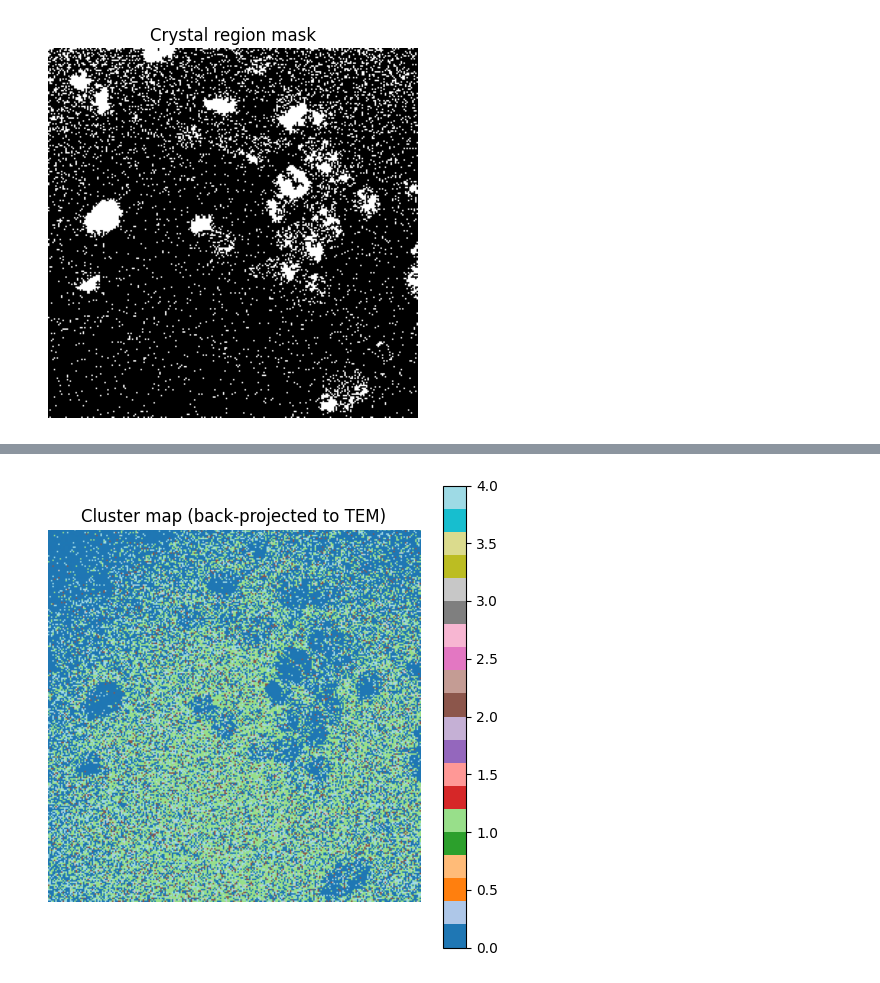
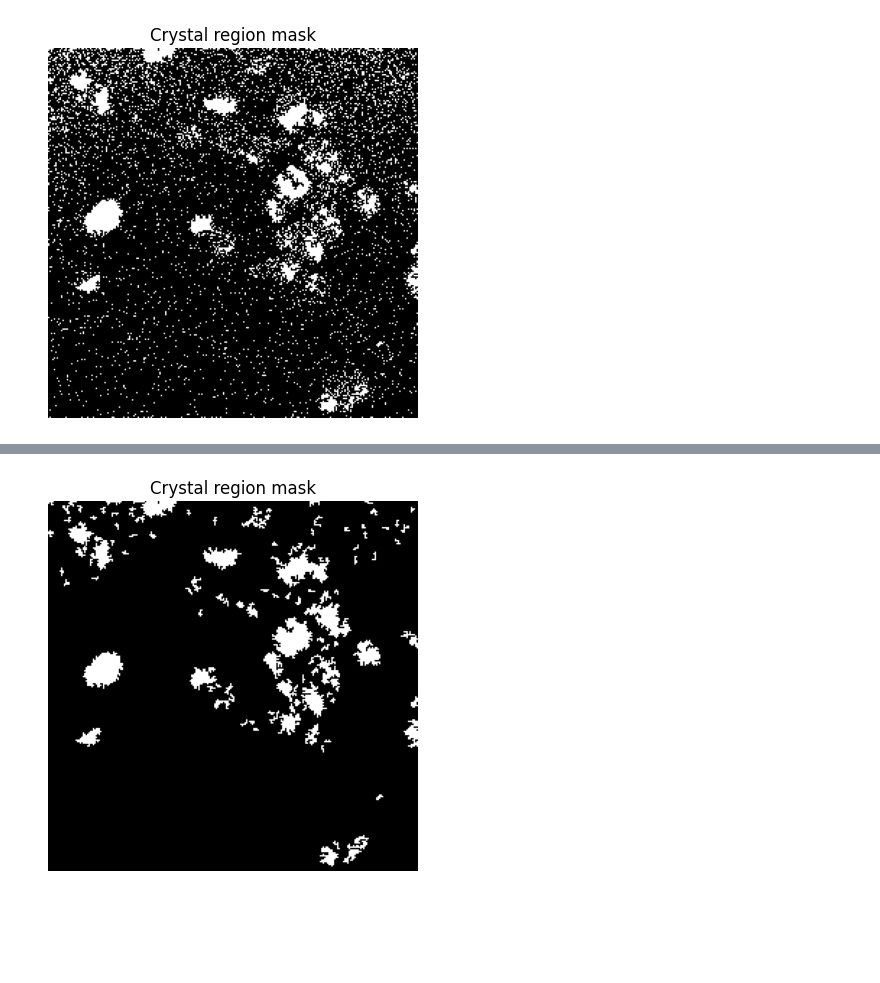
Before and after one commit to Tndeal/PH-TEM, a Jupyter notebook: image_topology/first_run.ipynb, the cells around one changed output, grey strips where cells are left out. Saved outputs shown, nothing was run; the diff lists cells and outputs as text; code cells hidden in the pictures; blank space fills up the shorter version.

```diff
--- a/image_topology/first_run.ipynb
+++ b/image_topology/first_run.ipynb
@@ -284,16 +267,8 @@ plt.show()
-# %%
-labels = KMeans(n_clusters=5).fit_predict(vectorised_patches)
-
-positions = get_positions(image_data)
-label_img = label_to_image(image_data, labels, positions)
-
-import matplotlib.pyplot as plt
-
-plt.figure(figsize=(6,6))
-plt.imshow(label_img, cmap="tab20")
-plt.title("Cluster map (back-projected to TEM)")
-plt.colorbar()
-plt.axis("off")
-plt.show()
-# %% [output]
-[figure, removed]
+# %%
+clean_mask = remove_small_objects(clean_mask, max_size=1600)
+plt.imshow(clean_mask, cmap="gray")
+plt.title("Crystal region mask")
+plt.axis("off")
+plt.show()
+# %% [output]
+[figure, added]
```
Also changed, not shown: parts of 15 cells of this notebook, 1 other file.
